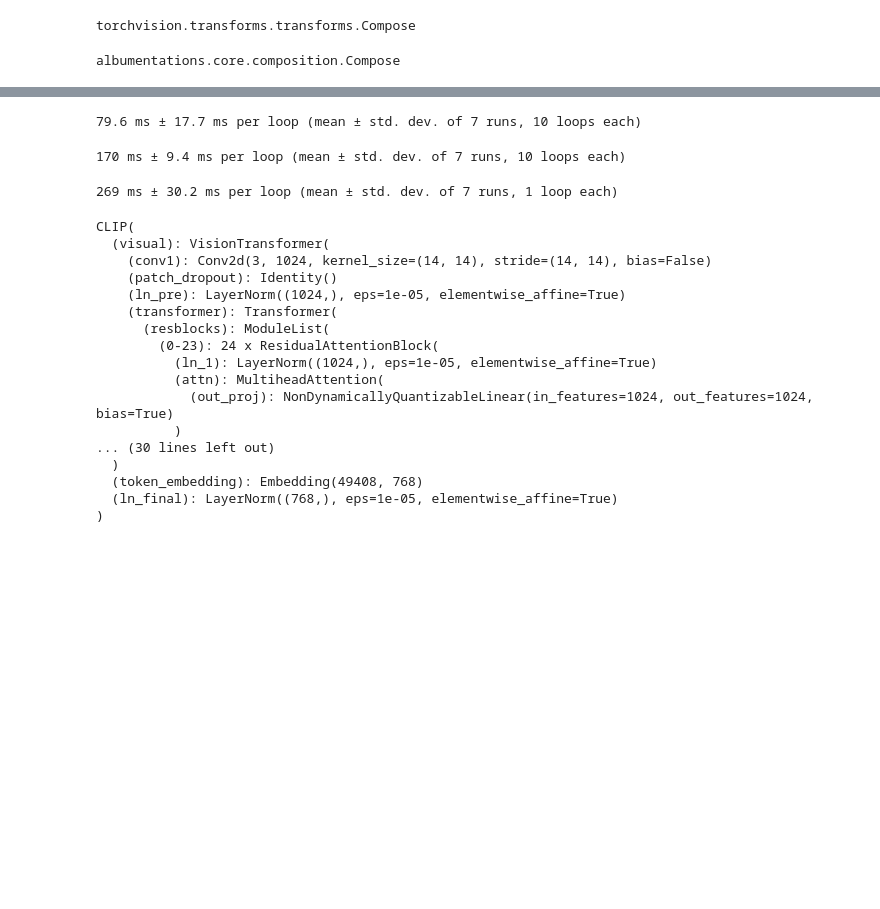
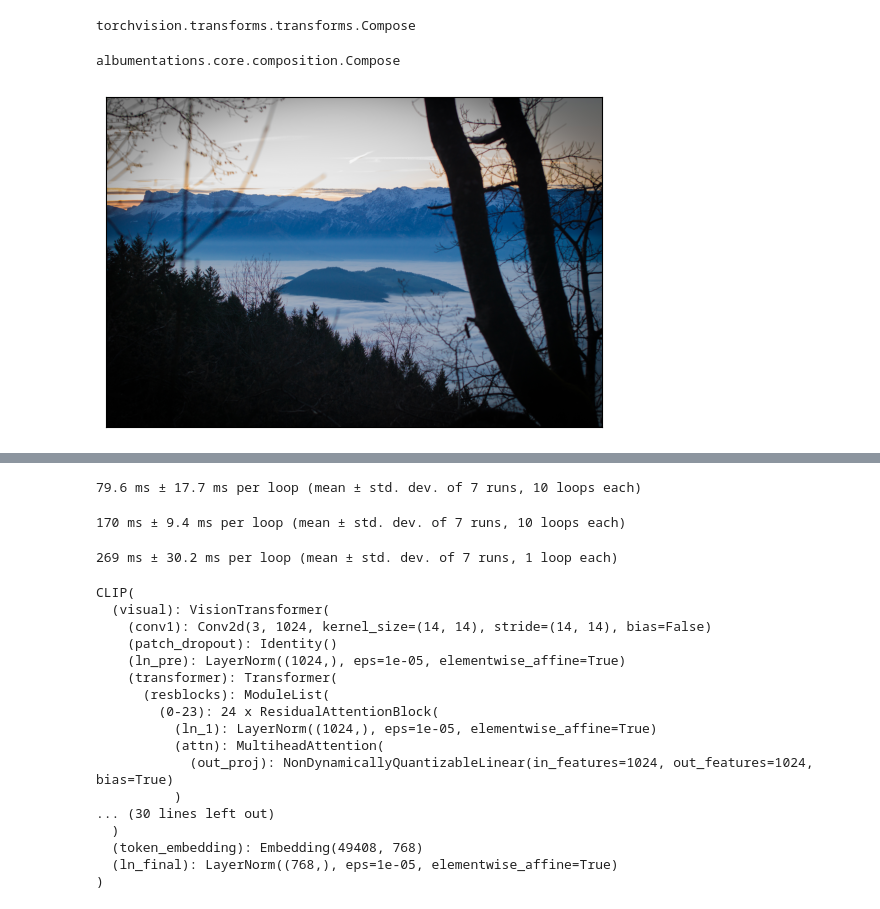
Before and after one commit to LucasSLD/generated_image_detection, a Jupyter notebook: src/notebooks/transforms.ipynb, the cells around one changed output, grey strips where cells are left out. Saved outputs shown, nothing was run; the diff lists cells and outputs as text; code cells hidden in the pictures; blank space fills up the shorter version.

Commit message:
feat: plots for slides

```diff
--- a/src/notebooks/transforms.ipynb
+++ b/src/notebooks/transforms.ipynb
@@ -34,4 +34,8 @@ type(transform)
 # %% [output]
 albumentations.core.composition.Compose
 # %%
-img = Image.open("/data3/AID_pairs_orig_gen/originals/001_p_49311162401_o.jpg")
+img = Image.open("/data3/AID_pairs_orig_gen/originals/002_pjpg_49316815836_o.jpg")
+# %%
+plot_pil_img(img)
+# %% [output]
+[figure, added]
```
Also changed, not shown: parts of 1 cell of this notebook, 3 other files.
